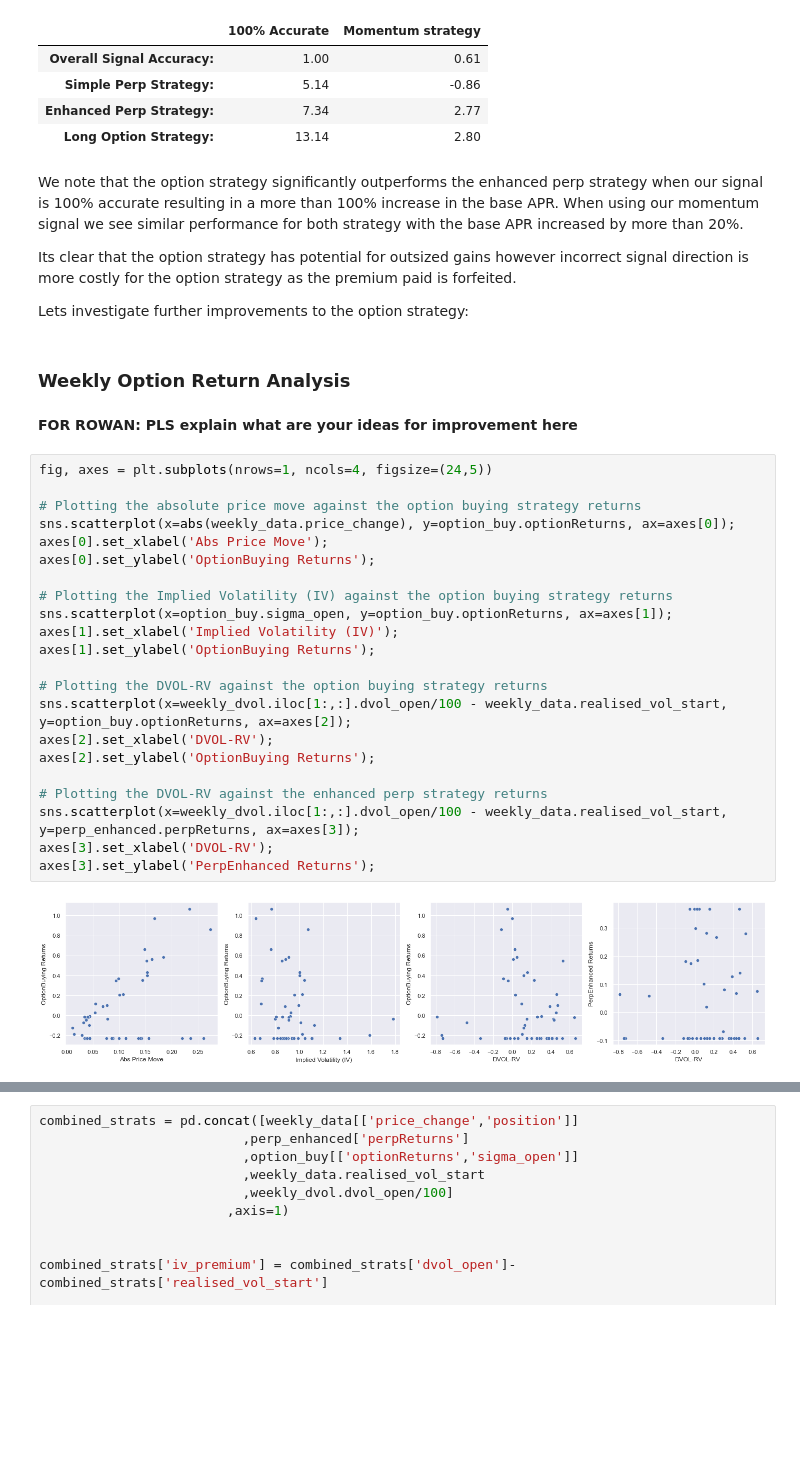
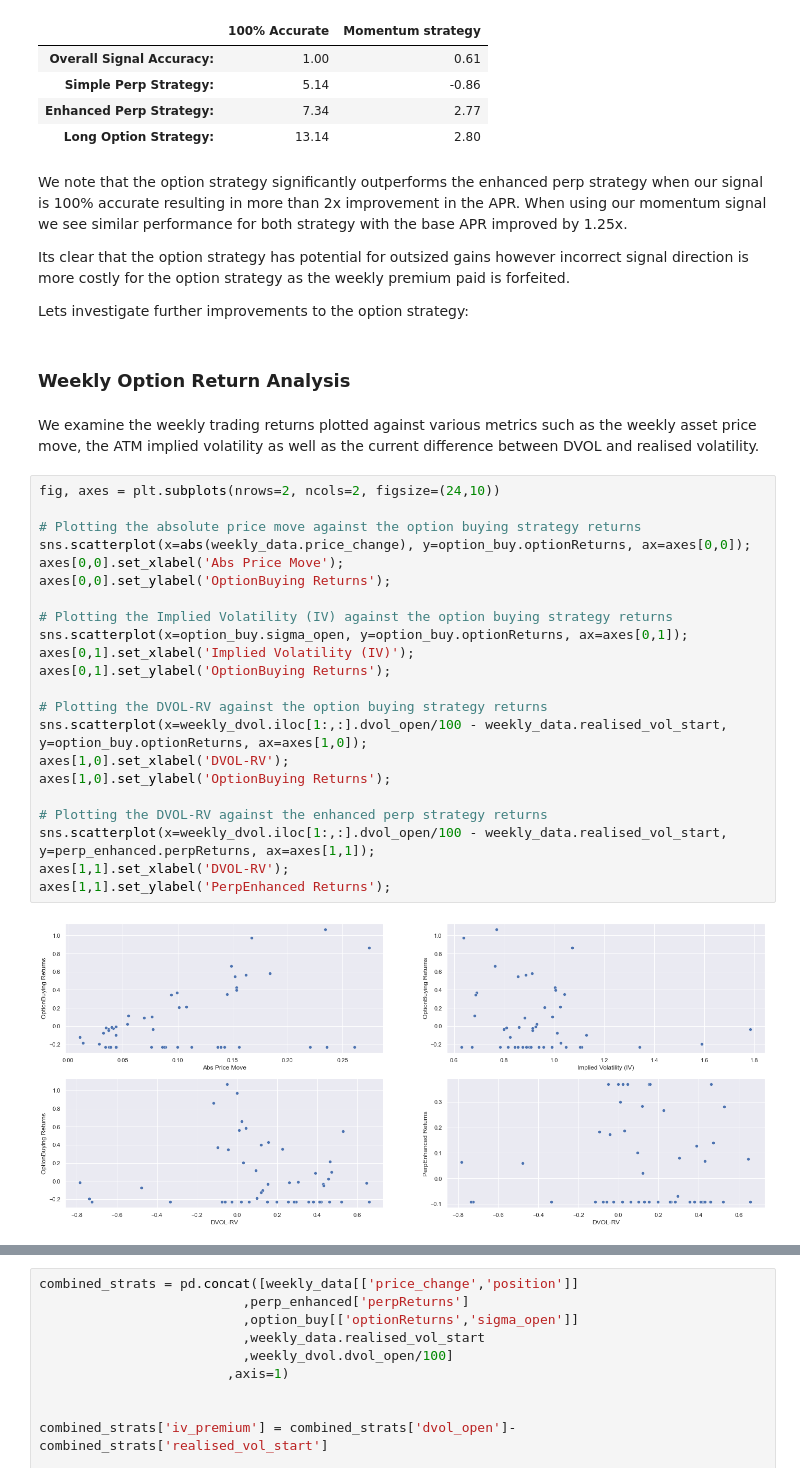
Before and after one commit to Brahma-fi/protected_moonshot_backtester, a Jupyter notebook: moonshots_vip001.ipynb, the cells around one changed output, grey strips where cells are left out. Cells and saved outputs as stored; diff of their text form; blank space fills up the shorter version.

```diff
--- a/moonshots_vip001.ipynb
+++ b/moonshots_vip001.ipynb
@@ -186,37 +188,37 @@ display(round(data_store,2))
 | Enhanced Perp Strategy: | 7.34 | 2.77 |
 | Long Option Strategy: | 13.14 | 2.80 |
 # %% [markdown]
-We note that the option strategy significantly outperforms the enhanced perp strategy when our signal is 100% accurate resulting in a more than 100% increase in the base APR. When using our momentum signal we see similar performance for both strategy with the base APR increased by more than 20%.
+We note that the option strategy significantly outperforms the enhanced perp strategy when our signal is 100% accurate resulting in more than 2x improvement in the APR. When using our momentum signal we see similar performance for both strategy with the base APR improved by 1.25x.
 
-Its clear that the option strategy has potential for outsized gains however incorrect signal direction is more costly for the option strategy as the premium paid is forfeited.
+Its clear that the option strategy has potential for outsized gains however incorrect signal direction is more costly for the option strategy as the weekly premium paid is forfeited.
 
 Lets investigate further improvements to the option strategy:
 # %% [markdown]
 ### Weekly Option Return Analysis
-# %% [markdown]
-__FOR ROWAN: PLS explain what are your ideas for improvement here__
+# %% [markdown]
+We examine the weekly trading returns plotted against various metrics such as the weekly asset price move, the ATM implied volatility as well as the current difference between DVOL and realised volatility.
 # %%
-fig, axes = plt.subplots(nrows=1, ncols=4, figsize=(24,5))
+fig, axes = plt.subplots(nrows=2, ncols=2, figsize=(24,10))
 
 # Plotting the absolute price move against the option buying strategy returns
-sns.scatterplot(x=abs(weekly_data.price_change), y=option_buy.optionReturns, ax=axes[0]);
-axes[0].set_xlabel('Abs Price Move');
-axes[0].set_ylabel('OptionBuying Returns');
+sns.scatterplot(x=abs(weekly_data.price_change), y=option_buy.optionReturns, ax=axes[0,0]);
+axes[0,0].set_xlabel('Abs Price Move');
+axes[0,0].set_ylabel('OptionBuying Returns');
 
 # Plotting the Implied Volatility (IV) against the option buying strategy returns
-sns.scatterplot(x=option_buy.sigma_open, y=option_buy.optionReturns, ax=axes[1]);
-axes[1].set_xlabel('Implied Volatility (IV)');
-axes[1].set_ylabel('OptionBuying Returns');
+sns.scatterplot(x=option_buy.sigma_open, y=option_buy.optionReturns, ax=axes[0,1]);
+axes[0,1].set_xlabel('Implied Volatility (IV)');
+axes[0,1].set_ylabel('OptionBuying Returns');
 
 # Plotting the DVOL-RV against the option buying strategy returns
-sns.scatterplot(x=weekly_dvol.iloc[1:,:].dvol_open/100 - weekly_data.realised_vol_start, y=option_buy.optionReturns, ax=axes[2]);
-axes[2].set_xlabel('DVOL-RV');
-axes[2].set_ylabel('OptionBuying Returns');
+sns.scatterplot(x=weekly_dvol.iloc[1:,:].dvol_open/100 - weekly_data.realised_vol_start, y=option_buy.optionReturns, ax=axes[1,0]);
+axes[1,0].set_xlabel('DVOL-RV');
+axes[1,0].set_ylabel('OptionBuying Returns');
 
 # Plotting the DVOL-RV against the enhanced perp strategy returns
-sns.scatterplot(x=weekly_dvol.iloc[1:,:].dvol_open/100 - weekly_data.realised_vol_start, y=perp_enhanced.perpReturns, ax=axes[3]);
-axes[3].set_xlabel('DVOL-RV');
-axes[3].set_ylabel('PerpEnhanced Returns');
+sns.scatterplot(x=weekly_dvol.iloc[1:,:].dvol_open/100 - weekly_data.realised_vol_start, y=perp_enhanced.perpReturns, ax=axes[1,1]);
+axes[1,1].set_xlabel('DVOL-RV');
+axes[1,1].set_ylabel('PerpEnhanced Returns');
 # %% [output]
-[figure, old version]
+[figure, new version]
 # %% [markdown]
```
Also changed, not shown: parts of 13 cells of this notebook, 1 other file.
